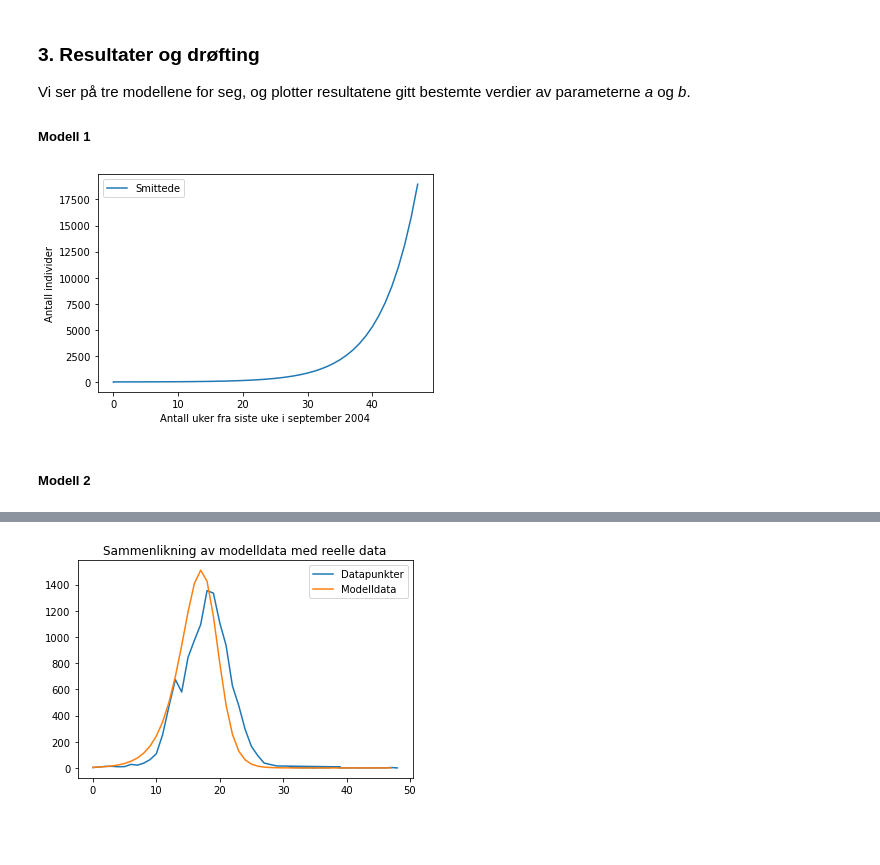
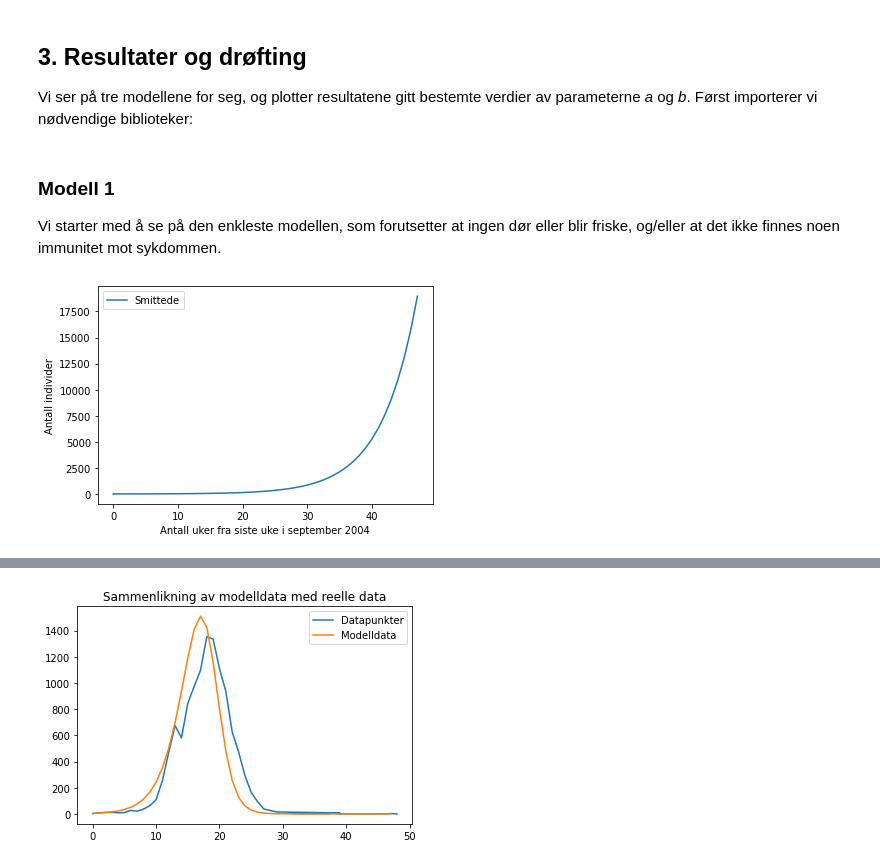
Before and after one commit to andreasdh/Programmering-og-modellering, a Jupyter notebook: docs/tema5_modellering/modelleringsrapport.ipynb, the cells around one changed output, grey strips where cells are left out. Drawn from its saved outputs; the diff is of its cells as text; code cells hidden in the pictures; blank space fills up the shorter version.

```diff
--- a/docs/tema5_modellering/modelleringsrapport.ipynb
+++ b/docs/tema5_modellering/modelleringsrapport.ipynb
@@ -43,7 +45,5 @@ $$S_{n+1}=S_n-aI_nS_n$$
 
 Disse tre likningene utgjør det vi kaller "SIR-modellen" for smitteutvikling. Parameteren _b_ beskriver her _bedringsraten_, altså hvor stor andel av de smittede som blir friske, beskrevet av leddet $b\cdot I_n$. Bedringsraten kommer an på sykdommen som spres, og hvor fort folk blir friske av sykdommen.
 # %% [markdown]
-### 3. Resultater og drøfting
-Vi ser på tre modellene for seg, og plotter resultatene gitt bestemte verdier av parameterne _a_ og _b_.
-
-##### Modell 1
+## 3. Resultater og drøfting
+Vi ser på tre modellene for seg, og plotter resultatene gitt bestemte verdier av parameterne _a_ og _b_. Først importerer vi nødvendige biblioteker:
@@ -50,28 +54,28 @@ Vi ser på tre modellene for seg, og plotter resultatene gitt bestemte verdier a
+# %% [markdown]
+### Modell 1
+
+Vi starter med å se på den enkleste modellen, som forutsetter at ingen dør eller blir friske, og/eller at det ikke finnes noen immunitet mot sykdommen.
 # %%
-from pylab import *
-
 N = 157759 # Populasjonsstørrelse
 a = 0.2 # Kontaktrate per uke
 tid_slutt = 48 # Antall uker vi ønsker å simulere
 
 # Startverdier
 I = 3 # Antall smittede til å begynne med
 
 # Lister for å spare på verdiene
 smittede = [I]
 t = [0]
 
 for tid in range(tid_slutt):
     I = I + a*I # Modellen
     smittede.append(I)
     t.append(tid)
 
-plot(t,smittede,label='Smittede')
-xlabel('Antall uker fra siste uke i september 2004')
-ylabel('Antall individer')
-legend() # Viser merkelapper
-show()
+plt.plot(t,smittede,label='Smittede')
+plt.xlabel('Antall uker fra siste uke i september 2004')
+plt.ylabel('Antall individer')
+plt.legend() # Viser merkelapper
+plt.show()
 # %% [output]
-[figure, old version]
+[figure, new version]
-# %% [markdown]
-##### Modell 2
```
Also changed, not shown: parts of 14 cells of this notebook, 2 other files.
